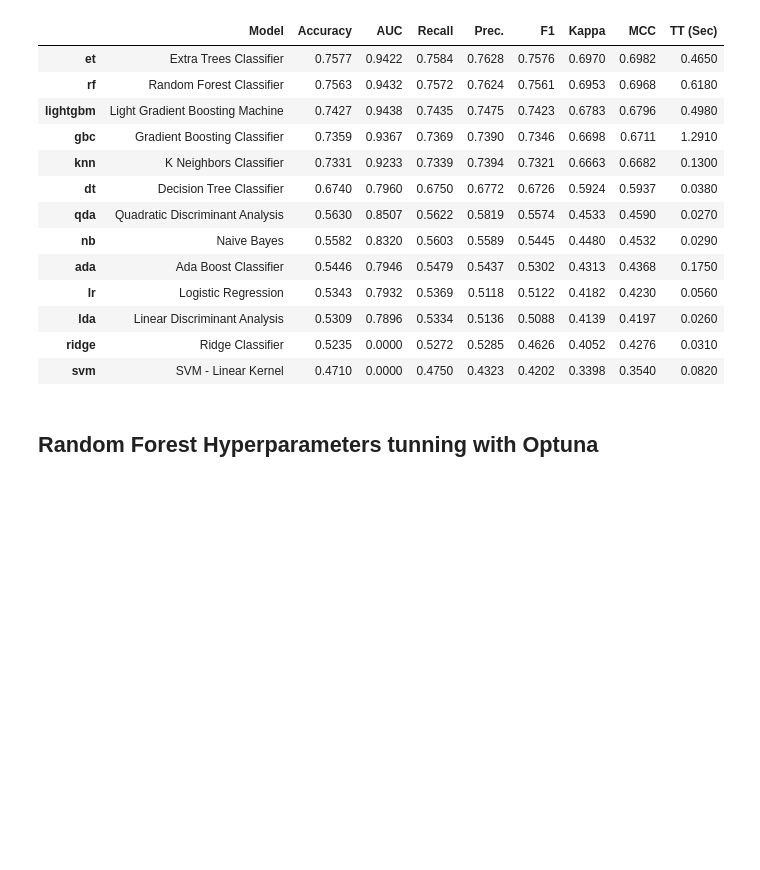
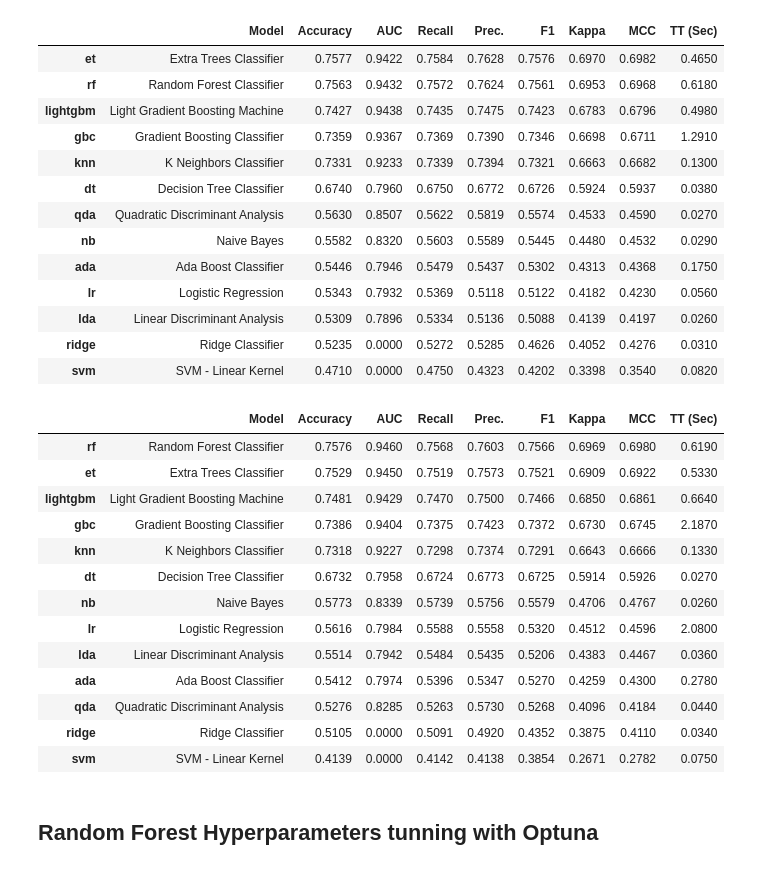
Before and after one commit to MarkusHumetus/Hackathon_Talent_Squad, a Jupyter notebook: main.ipynb, the cells around one changed output. Saved outputs shown, nothing was run; the diff lists cells and outputs as text; code cells hidden in the pictures; blank space fills up the shorter version.

```diff
--- a/main.ipynb
+++ b/main.ipynb
@@ -285,6 +258,26 @@ best_model=compare_models()
 | lda | Linear Discriminant Analysis | 0.5309 | 0.7896 | 0.5334 | 0.5136 | 0.5088 | 0.4139 | 0.4197 | 0.0260 |
 | ridge | Ridge Classifier | 0.5235 | 0.0000 | 0.5272 | 0.5285 | 0.4626 | 0.4052 | 0.4276 | 0.0310 |
 | svm | SVM - Linear Kernel | 0.4710 | 0.0000 | 0.4750 | 0.4323 | 0.4202 | 0.3398 | 0.3540 | 0.0820 |
+# %%
+setup(space_X_train_extra2,
+          target='target'
+    )
+best_model=compare_models()
+# %% [output]
+|  | Model | Accuracy | AUC | Recall | Prec. | F1 | Kappa | MCC | TT (Sec) |
+| rf | Random Forest Classifier | 0.7576 | 0.9460 | 0.7568 | 0.7603 | 0.7566 | 0.6969 | 0.6980 | 0.6190 |
+| et | Extra Trees Classifier | 0.7529 | 0.9450 | 0.7519 | 0.7573 | 0.7521 | 0.6909 | 0.6922 | 0.5330 |
+| lightgbm | Light Gradient Boosting Machine | 0.7481 | 0.9429 | 0.7470 | 0.7500 | 0.7466 | 0.6850 | 0.6861 | 0.6640 |
+| gbc | Gradient Boosting Classifier | 0.7386 | 0.9404 | 0.7375 | 0.7423 | 0.7372 | 0.6730 | 0.6745 | 2.1870 |
+| knn | K Neighbors Classifier | 0.7318 | 0.9227 | 0.7298 | 0.7374 | 0.7291 | 0.6643 | 0.6666 | 0.1330 |
+| dt | Decision Tree Classifier | 0.6732 | 0.7958 | 0.6724 | 0.6773 | 0.6725 | 0.5914 | 0.5926 | 0.0270 |
+| nb | Naive Bayes | 0.5773 | 0.8339 | 0.5739 | 0.5756 | 0.5579 | 0.4706 | 0.4767 | 0.0260 |
+| lr | Logistic Regression | 0.5616 | 0.7984 | 0.5588 | 0.5558 | 0.5320 | 0.4512 | 0.4596 | 2.0800 |
+| lda | Linear Discriminant Analysis | 0.5514 | 0.7942 | 0.5484 | 0.5435 | 0.5206 | 0.4383 | 0.4467 | 0.0360 |
+| ada | Ada Boost Classifier | 0.5412 | 0.7974 | 0.5396 | 0.5347 | 0.5270 | 0.4259 | 0.4300 | 0.2780 |
+| qda | Quadratic Discriminant Analysis | 0.5276 | 0.8285 | 0.5263 | 0.5730 | 0.5268 | 0.4096 | 0.4184 | 0.0440 |
+| ridge | Ridge Classifier | 0.5105 | 0.0000 | 0.5091 | 0.4920 | 0.4352 | 0.3875 | 0.4110 | 0.0340 |
+| svm | SVM - Linear Kernel | 0.4139 | 0.0000 | 0.4142 | 0.4138 | 0.3854 | 0.2671 | 0.2782 | 0.0750 |
 # %% [markdown]
 ## Random Forest Hyperparameters tunning with Optuna
 # %%
```
Also changed, not shown: parts of 49 cells of this notebook, 2 other files.
